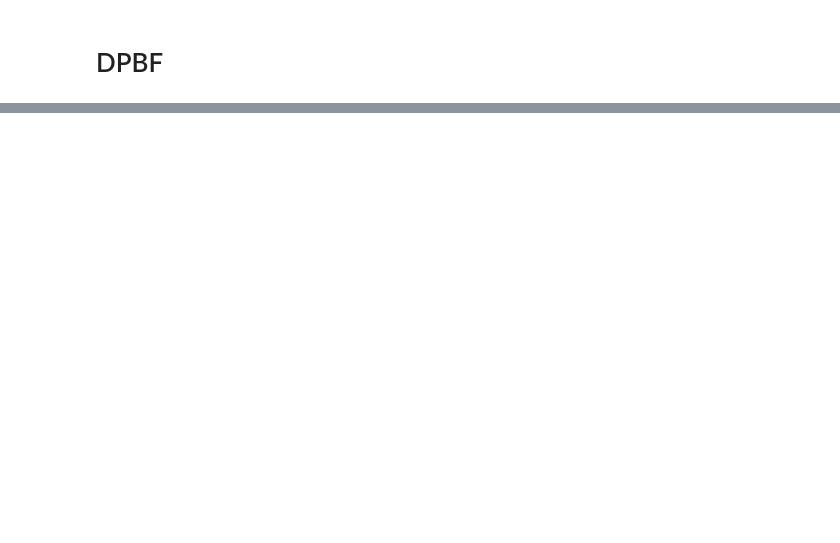
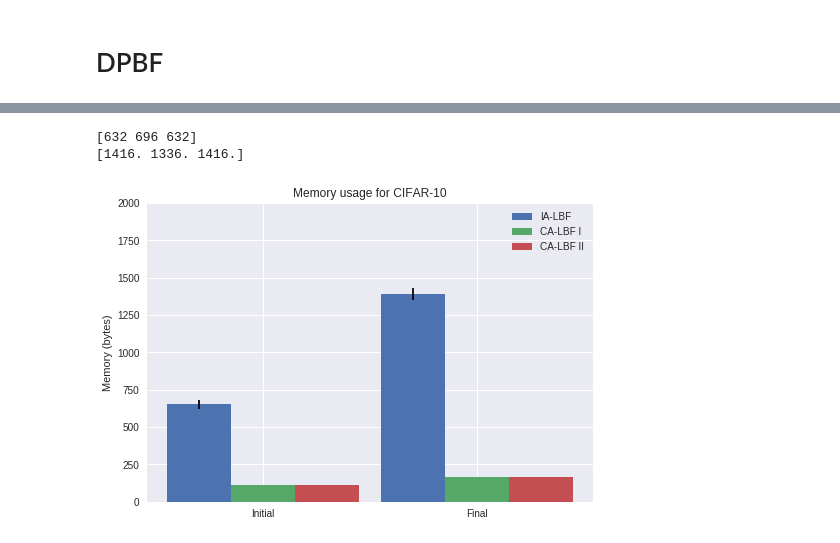
Before and after one commit to arindambhattacharya/LBF, a Jupyter notebook: cifar/Graphs.ipynb, the cells around one changed output, grey strips where cells are left out. Cells and saved outputs as stored; diff of their text form; code cells hidden in the pictures; blank space fills up the shorter version.

```diff
--- a/cifar/Graphs.ipynb
+++ b/cifar/Graphs.ipynb
@@ -69,0 +88,24 @@ dc
+# %%
+x_axis = np.array([0, 1])
+width = 0.3
+print(ialbf_init_mem_total)
+print(ialbf_insert_mem_total)
+plt.bar(x_axis - width, [np.mean(ialbf_init_mem_total), np.mean(ialbf_insert_mem_total)],
+        yerr = [np.std(ialbf_init_mem_total), np.std(ialbf_insert_mem_total)], capsize=0.1,
+        width=width, label='IA-LBF')
+plt.bar(x_axis , [np.mean(calbf1_init_mem_total), np.mean(calbf1_insert_mem_total)],
+        yerr = [np.std(calbf1_init_mem_total), np.std(calbf1_insert_mem_total)], capsize=0.1,
+        width=width, label='CA-LBF I')
+plt.bar(x_axis + width, [np.mean(calbf2_init_mem_total), np.mean(calbf2_insert_mem_total)],
+        yerr = [np.std(calbf2_init_mem_total), np.std(calbf2_insert_mem_total)], capsize=0.1,
+        width=width, label='CA-LBF II')
+plt.xticks([0, 1], ['Initial', 'Final'])
+plt.ylim([0, 2000])
+plt.ylabel('Memory (bytes)')
+plt.title('Memory usage for CIFAR-10')
+plt.legend()
+plt.savefig('plots/cifar10_mem.png')
+# %% [output]
+[632 696 632]
+[1416. 1336. 1416.]
+[figure, added]
```
Also changed, not shown: parts of 11 cells of this notebook, 5 other files.
